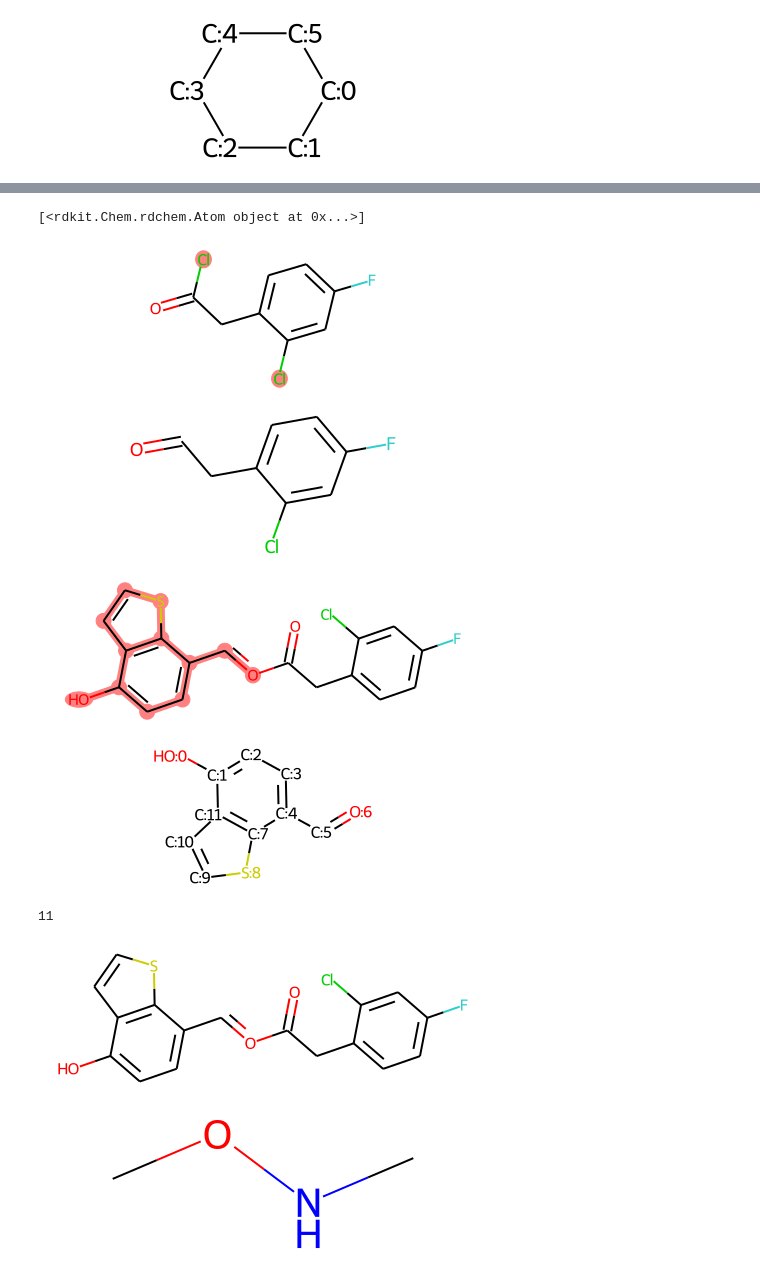
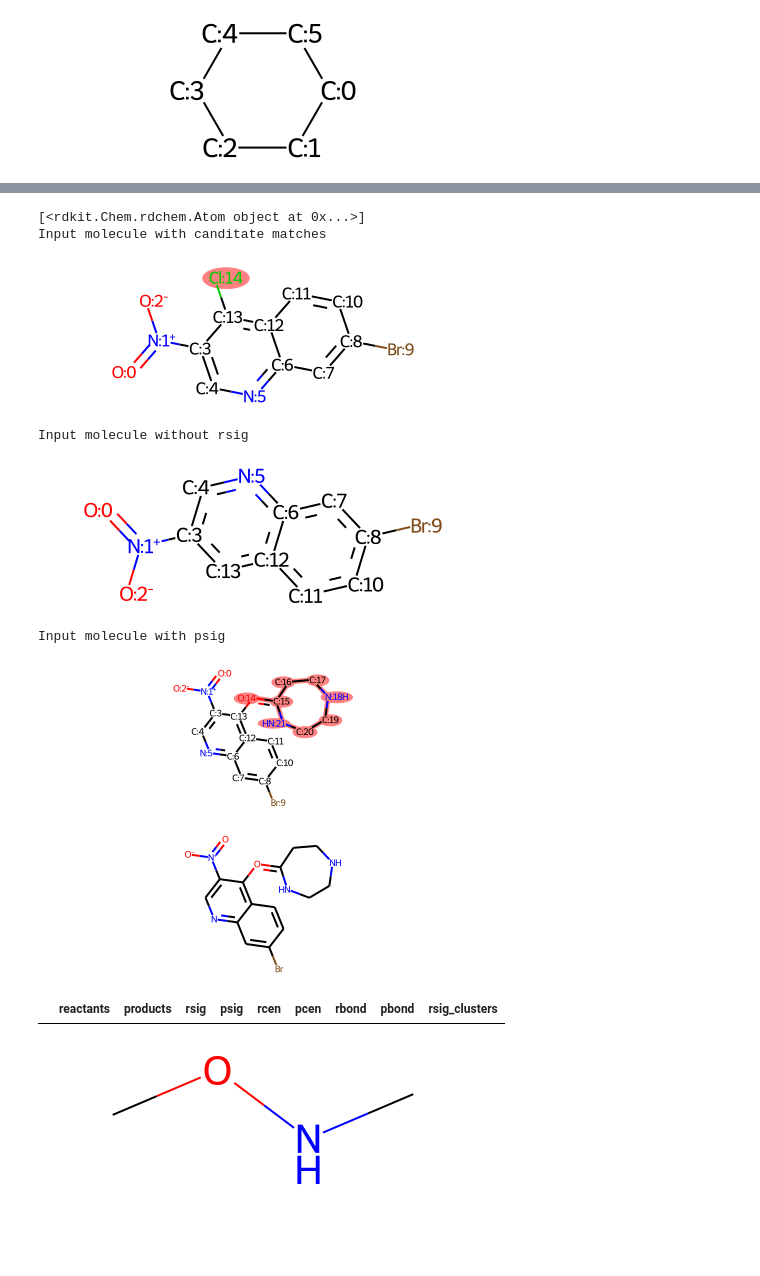
Before and after one commit to MrScabbyCreature/ReactionRL, a Jupyter notebook: uspto - simulator.ipynb, the cells around one changed output, grey strips where cells are left out. Drawn from its saved outputs; the diff is of its cells as text; code cells hidden in the pictures; blank space fills up the shorter version.

```diff
--- a/uspto - simulator.ipynb
+++ b/uspto - simulator.ipynb
@@ -194,7 +194,10 @@ def verify_action_applicability(mol, cluster_id):
 
     # Check if bond matches
     bonds = [mol.GetBondBetweenAtoms(cand_rcen, natom).GetBondTypeAsDouble() for natom in set(neighbors) - set(match)]
-    if set(bonds) != set(rbond):
+    rbond = list(map(lambda x: list(map(lambda y: float(y) if y else -1, x.replace("[", "").replace("]", "").replace(" ", "").split(","))), [rbond]))[0]
+    bonds.sort()
+    rbond.sort()
+    if bonds != rbond:
         return False
 
     return True
@@ -279,4 +272,20 @@ pcen 11
 # %%
+def mol_with_atom_index( mol ):
+    '''
+    draw molecule with index
+    '''
+    colored = False
+    if hasattr(mol, "__sssAtoms"):
+        sss = mol.__sssAtoms
+        colored = True
+    mol = Chem.Mol(mol)
+    atoms = mol.GetNumAtoms()
+    for idx in range( atoms ):
+        mol.GetAtomWithIdx( idx ).SetProp( 'molAtomMapNumber', str( mol.GetAtomWithIdx( idx ).GetIdx() ) )
+    if colored:
+        mol.__sssAtoms = sss
+    return mol
+
 def smiles_without_atom_index( smiles ):
     '''
     Convert smiles with numbers to smiles without numbers
@@ -294,45 +303,57 @@ def replace_signature(input_mol, rsig, rcen, rbond, psig, pcen, pbond):
     match = matches[0]
 
     # Find the connecting atom idx
     connecting_atoms = []
     for atm_idx in match:
         atom = input_mol.GetAtomWithIdx(atm_idx)
         neighbors = atom.GetNeighbors()
         neighbors_indices = list(map(lambda x: x.GetIdx(), neighbors))
         connecting_atoms.extend(list(map(lambda x: input_mol.GetAtomWithIdx(x), set(neighbors_indices) - set(match))))
     print(connecting_atoms)
     pcen_atom = input_mol.GetAtomWithIdx(int(pcen))
 
-    display(input_mol)
+    print("Input molecule with canditate matches")
+    display(mol_with_atom_index(input_mol))
     rwmol = Chem.RWMol(input_mol)
     for idx in match:
         rwmol.RemoveAtom(idx)
-    display(rwmol)
+    print("Input molecule without rsig")
+    display(mol_with_atom_index(rwmol))
+
+    original_num_atoms = rwmol.GetNumAtoms()
     rwmol.InsertMol(Chem.MolFromSmiles(smiles_without_atom_index(psig)))
+#     display(mol_with_atom_index(rwmol))
 
     for c_atom in connecting_atoms:
-        rwmol.AddBond(c_atom.GetIdx(), pcen_atom.GetIdx(), Chem.BondType.SINGLE)
+#         print(c_atom.GetIdx(), pcen_atom.GetIdx()+original_num_atoms)
+        rwmol.AddBond(c_atom.GetIdx(), pcen_atom.GetIdx()+original_num_atoms, Chem.BondType.SINGLE)
 
     output_mol = Chem.Mol(rwmol)
 
     temp_mol = Chem.Mol(output_mol)
     temp_mol.GetSubstructMatch(Chem.MolFromSmiles(psig))
-    display(temp_mol)
+    print("Input molecule with psig")
+    display(mol_with_atom_index(temp_mol))
 
-    display(Chem.MolFromSmiles(psig))
-    print(pcen)
+#     display(Chem.MolFromSmiles(psig))
+#     print(pcen)
 
     return output_mol
 
 replace_signature(in_mol, random_action["rsig"], random_action["rcen"], [], random_action["psig"], random_action["pcen"], [])
 # %% [output]
 [<rdkit.Chem.rdchem.Atom object at 0x...>]
+Input molecule with canditate matches
-[figure, old version]
+[figure, new version]
+Input molecule without rsig
-[figure, old version]
+[figure, new version]
+Input molecule with psig
-[figure, old version]
+[figure, new version]
-[figure, old version]
+[figure, new version]
-11
-[figure, removed]
+# %%
+temp_df
+# %% [output]
+|  | reactants | products | rsig | psig | rcen | pcen | rbond | pbond | rsig_clusters |
 # %%
 mol = Chem.MolFromSmiles("CONC")
 # %%
```
Also changed, not shown: parts of 3 cells of this notebook.
